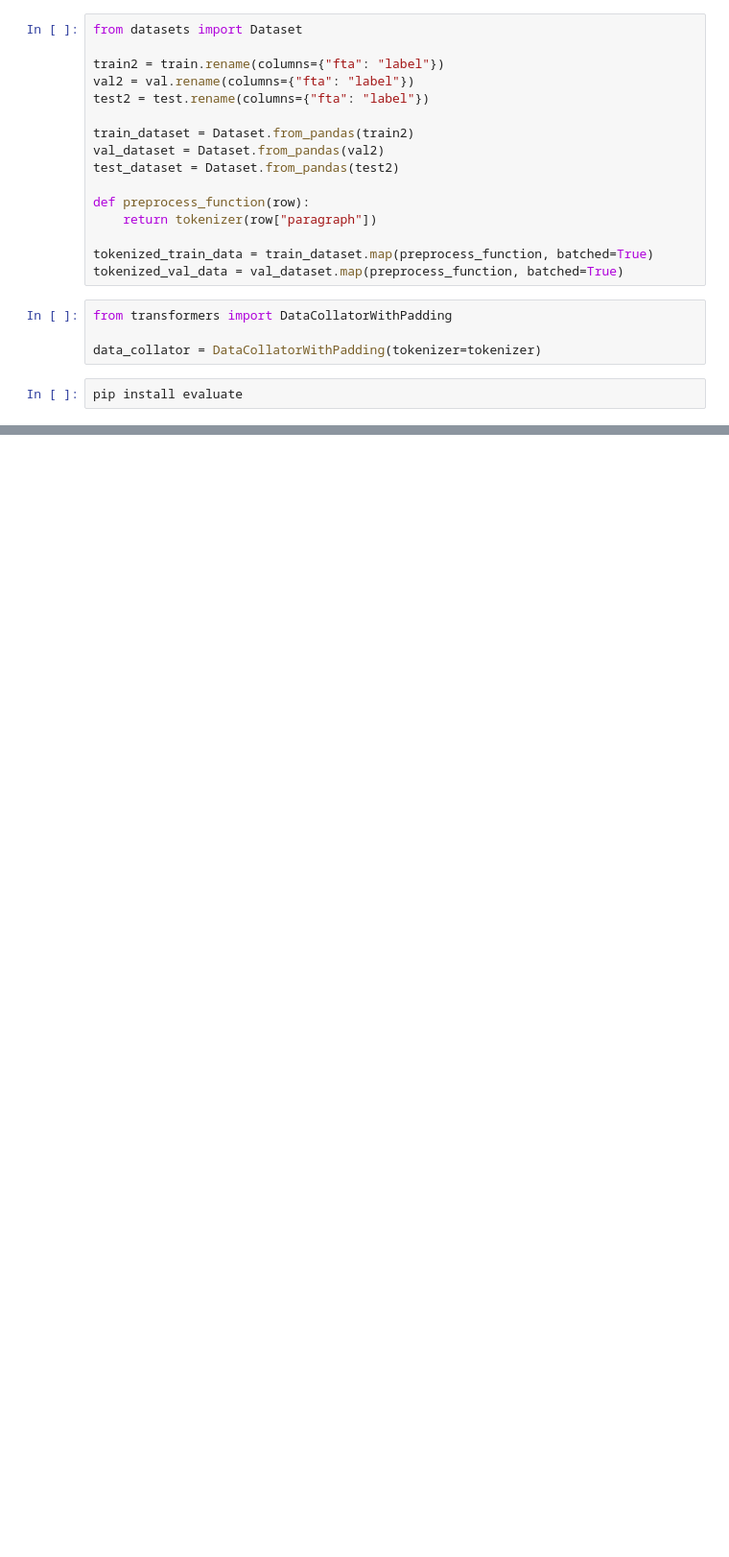
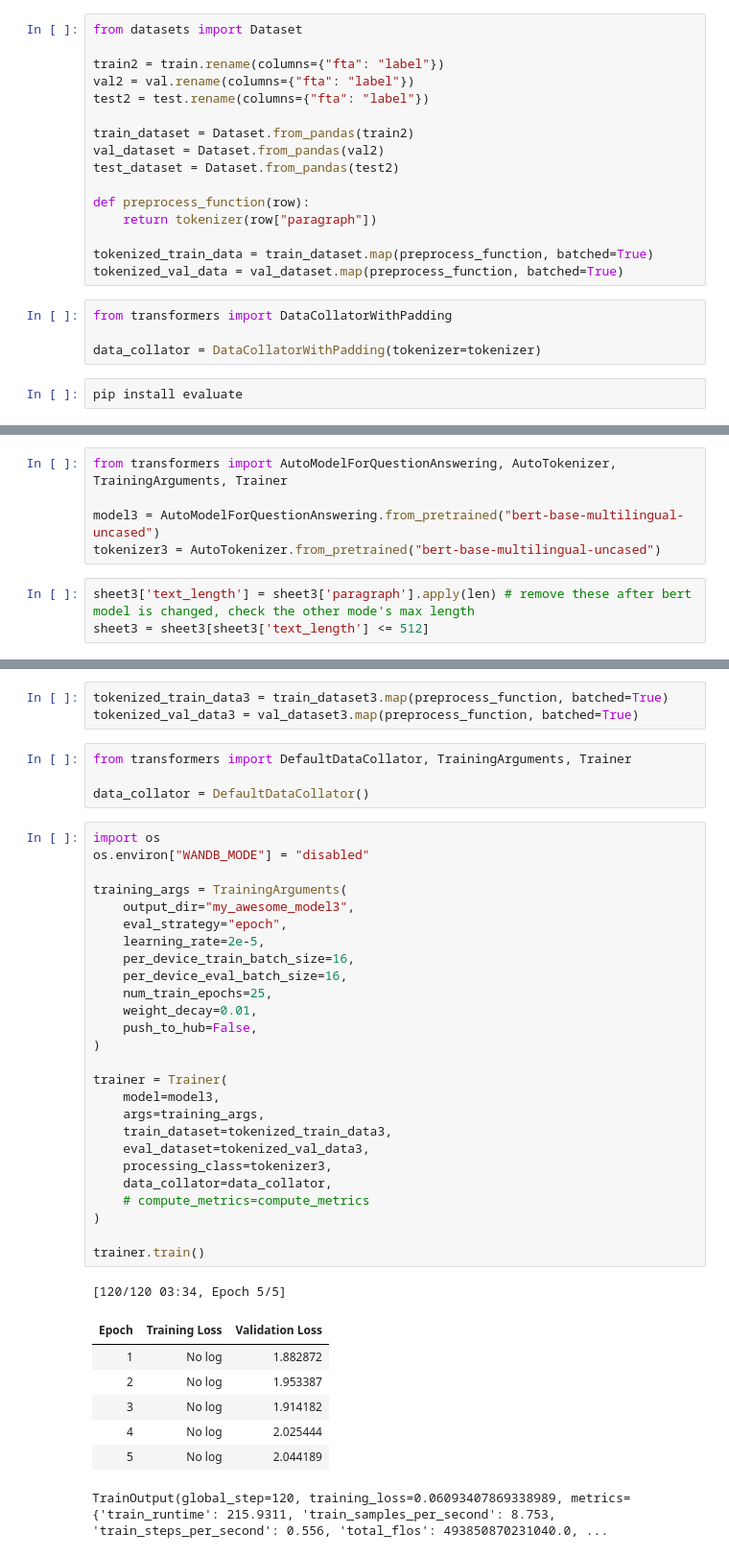
Before and after one commit to Deminalla/LLM, a Jupyter notebook: fta.ipynb, the cells around one changed output, grey strips where cells are left out. Shown: that part at 96% size. Cells and saved outputs as stored; diff of their text form; blank space fills up the shorter version.

```diff
--- a/fta.ipynb
+++ b/fta.ipynb
@@ -305,0 +312,8 @@ Hardware accelerator e.g. GPU is available in the environment, but no `device` a
+# %%
+from transformers import AutoModelForQuestionAnswering, AutoTokenizer, TrainingArguments, Trainer
+
+model3 = AutoModelForQuestionAnswering.from_pretrained("bert-base-multilingual-uncased")
+tokenizer3 = AutoTokenizer.from_pretrained("bert-base-multilingual-uncased")
+# %%
+sheet3['text_length'] = sheet3['paragraph'].apply(len) # remove these after bert model is changed, check the other mode's max length
+sheet3 = sheet3[sheet3['text_length'] <= 512]
@@ -305,0 +392,42 @@ Hardware accelerator e.g. GPU is available in the environment, but no `device` a
+# %%
+tokenized_train_data3 = train_dataset3.map(preprocess_function, batched=True)
+tokenized_val_data3 = val_dataset3.map(preprocess_function, batched=True)
+# %%
+from transformers import DefaultDataCollator, TrainingArguments, Trainer
+
+data_collator = DefaultDataCollator()
+# %%
+import os
+os.environ["WANDB_MODE"] = "disabled"
+
+training_args = TrainingArguments(
+    output_dir="my_awesome_model3",
+    eval_strategy="epoch",
+    learning_rate=2e-5,
+    per_device_train_batch_size=16,
+    per_device_eval_batch_size=16,
+    num_train_epochs=25,
+    weight_decay=0.01,
+    push_to_hub=False,
+)
+
+trainer = Trainer(
+    model=model3,
+    args=training_args,
+    train_dataset=tokenized_train_data3,
+    eval_dataset=tokenized_val_data3,
+    processing_class=tokenizer3,
+    data_collator=data_collator,
+    # compute_metrics=compute_metrics
+)
+
+trainer.train()
+# %% [output]
+[120/120 03:34, Epoch 5/5]
+| Epoch | Training Loss | Validation Loss |
+| 1 | No log | 1.882872 |
+| 2 | No log | 1.953387 |
+| 3 | No log | 1.914182 |
+| 4 | No log | 2.025444 |
+| 5 | No log | 2.044189 |
+TrainOutput(global_step=120, training_loss=0.06093407869338989, metrics={'train_runtime': 215.9311, 'train_samples_per_second': 8.753, 'train_steps_per_second': 0.556, 'total_flos': 493850870231040.0, ...
```
Also changed, not shown: parts of 21 cells of this notebook.
